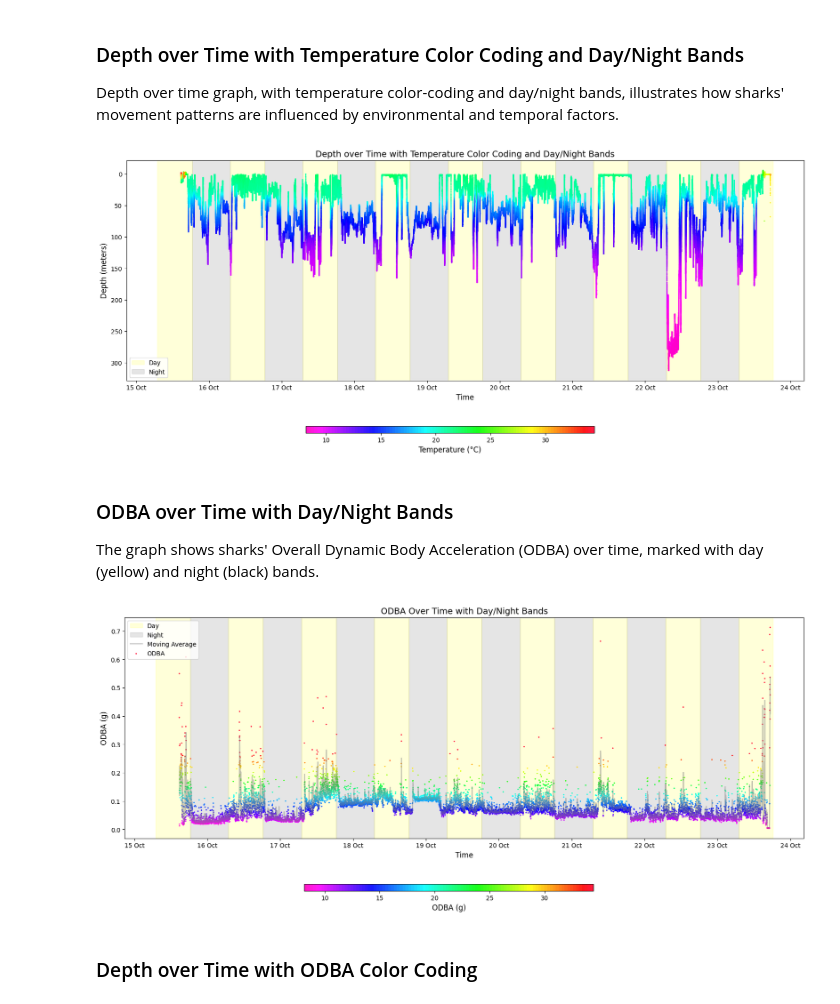
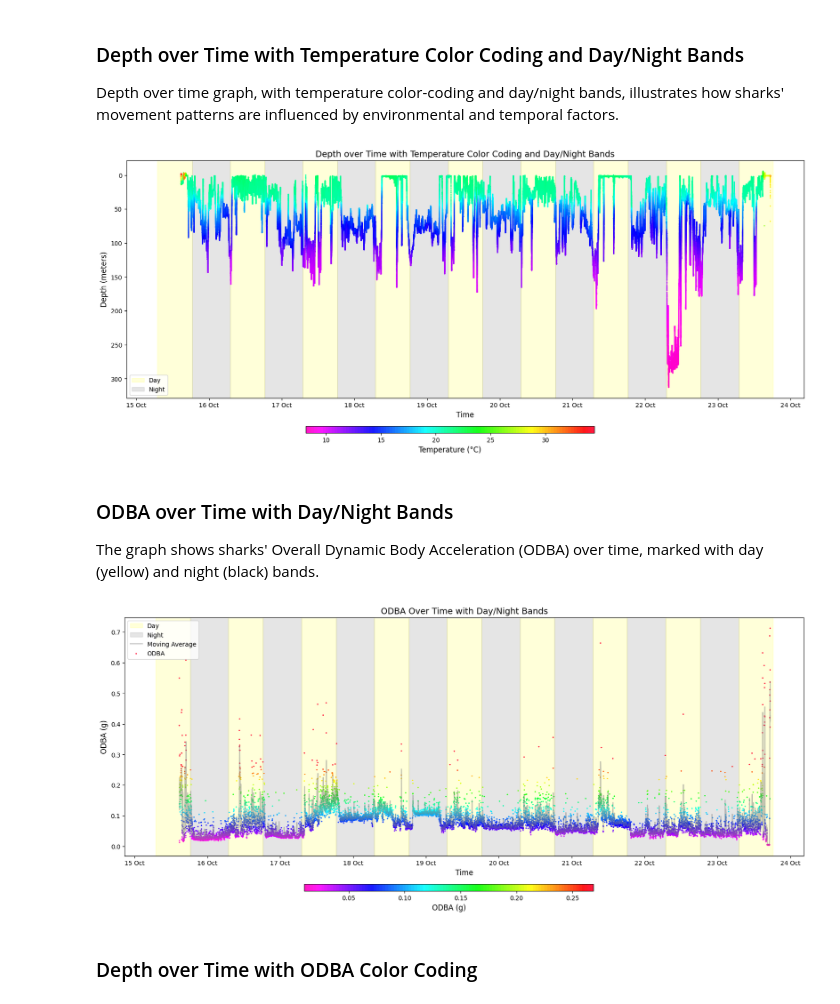
Before and after one commit to bolaris-sage/shark-research, a Jupyter notebook: shark-analysis.ipynb, the cells around one changed output. Drawn from its saved outputs; the diff is of its cells as text; code cells hidden in the pictures.

Commit message:
Fixed ODBA color bar

```diff
--- a/shark-analysis.ipynb
+++ b/shark-analysis.ipynb
@@ -134,16 +134,17 @@ guadalupe_longitude = -118.273103
 city = LocationInfo('Ensenada', 'Mexico', 'America/Tijuana', guadalupe_latitude, guadalupe_longitude)
 local_tz = timezone('America/Tijuana')
 
-# Convert 'Time Stamp' to datetime, if not already done
-data['Time Stamp'] = pd.to_datetime(data['Time Stamp'])
+# Custom function to calculate sunrise and sunset
+def calculate_sun_cycles(date):
+    s = sun(city.observer, date=date, tzinfo=local_tz)
+    return {'sunrise': s['sunrise'].replace(tzinfo=None),
+            'sunset': s['sunset'].replace(tzinfo=None)}
 
-# Prepare a dictionary to hold sunrise and sunset times
-sun_cycles = {}
+# Convert 'Time Stamp' to date if not already done
+data['Date'] = data['Time Stamp'].dt.date
 
-for date in data['Time Stamp'].dt.date.unique():
-    s = sun(city.observer, date=date, tzinfo=local_tz)
-    sun_cycles[date] = {'sunrise': s['sunrise'].replace(tzinfo=None),
-                        'sunset': s['sunset'].replace(tzinfo=None)}
+# Use groupby and apply to calculate sun cycles
+sun_cycles = data.groupby('Date').apply(lambda x: calculate_sun_cycles(x.name)).to_dict()
 # %% [markdown]
 ## Data Visualization
 # %% [markdown]
@@ -187,7 +188,7 @@ plt.xlabel('Time', fontsize=12)
 plt.ylabel('Depth (meters)', fontsize=12)
 
 # Increase the bottom margin to ensure the colorbar does not overlap with x-axis labels
-plt.subplots_adjust(bottom=0.25)
+plt.subplots_adjust(bottom=0.20)
 
 # Adjust the position of the colorbar
 colorbar_axes = plt.gcf().add_axes([0.33, 0.1, 0.33, 0.02])
@@ -201,7 +202,7 @@ cbar.set_label('Temperature (°C)', fontsize=12)
 # Show the plot
 plt.show()
 # %% [output]
-[figure, old version]
+[figure, new version]
 # %% [markdown]
 ### ODBA over Time with Day/Night Bands
 The graph shows sharks' Overall Dynamic Body Acceleration (ODBA) over time, marked with day (yellow) and night (black) bands.
@@ -238,39 +239,39 @@ upper_bound = data['ODBA'].quantile(upper_percentile / 100)
 norm = plt.Normalize(vmin=lower_bound, vmax=upper_bound)
 
 # Scatter plot for ODBA values over time
-plt.scatter(resampled_data.index, resampled_data['ODBA'], s=5, alpha=0.9,
+sc = plt.scatter(resampled_data.index, resampled_data['ODBA'], s=5, alpha=0.9,
                       c=resampled_data['ODBA'], cmap=cmap, norm=norm, edgecolor='none', label='ODBA')
 
 # Format the x-axis
 plt.gca().xaxis.set_major_formatter(mdates.DateFormatter('%d %b'))
 plt.gca().xaxis.set_major_locator(mdates.DayLocator(interval=1))
 
 # Only add the legend for day/night once
 handles, labels = plt.gca().get_legend_handles_labels()
 by_label = dict(zip(labels, handles))
 plt.legend(by_label.values(), by_label.keys(), loc='upper left')
 
 # Set plot titles and labels
 plt.title('ODBA Over Time with Day/Night Bands', fontsize=14)
 plt.xlabel('Time', fontsize=12)
 plt.ylabel('ODBA (g)', fontsize=12)
 
 # Increase the bottom margin to ensure the colorbar does not overlap with x-axis labels
-plt.subplots_adjust(bottom=0.25)
+plt.subplots_adjust(bottom=0.20)
 
 # Adjust the position of the colorbar
 colorbar_axes = plt.gcf().add_axes([0.33, 0.1, 0.33, 0.02])
 
 # Create the colorbar with the specified axes and orientation
 cbar = plt.colorbar(sc, cax=colorbar_axes, orientation='horizontal')
 
 # Set the label for the colorbar
 cbar.set_label('ODBA (g)', fontsize=12)
 
 # Show the plot
 plt.show()
 # %% [output]
-[figure, old version]
+[figure, new version]
 # %% [markdown]
 ### Depth over Time with ODBA Color Coding
 # %%
```
Also changed, not shown: parts of 1 cell of this notebook.
